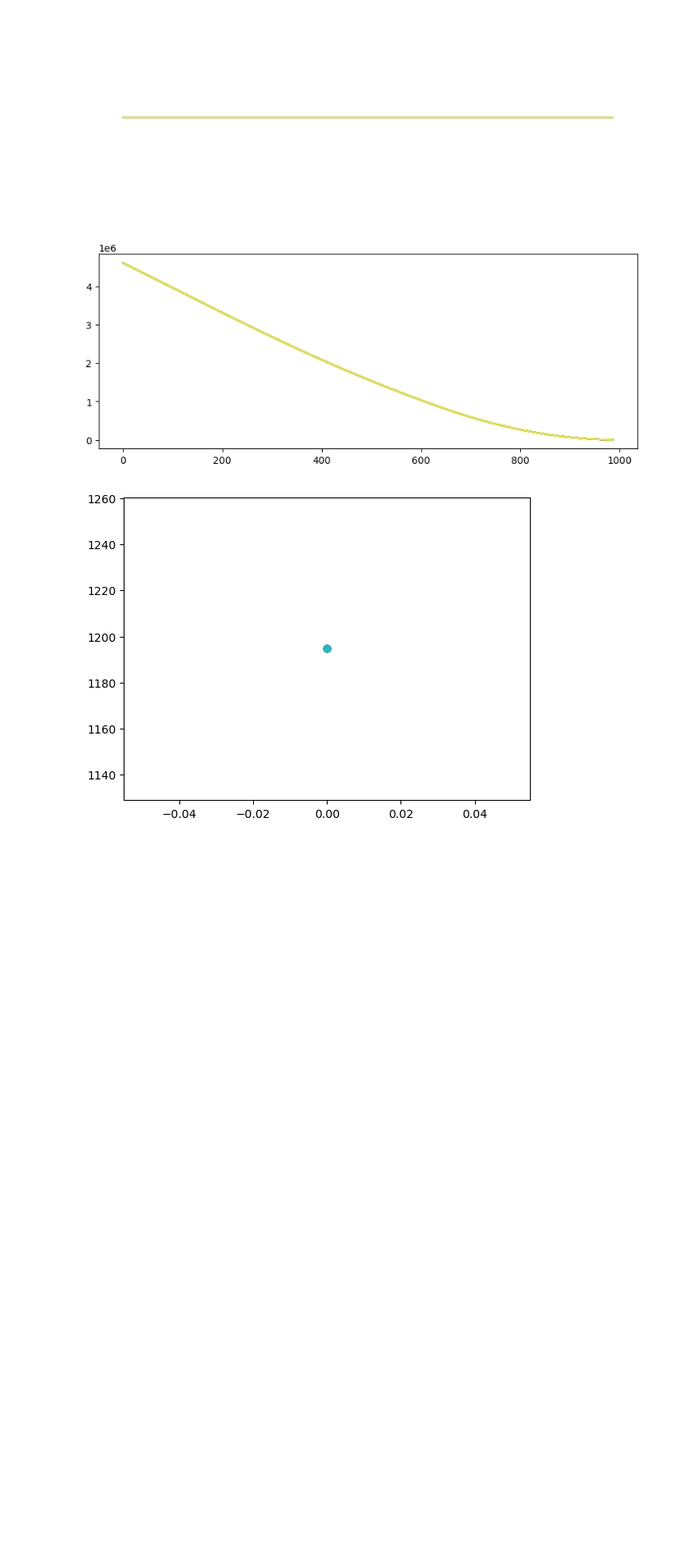
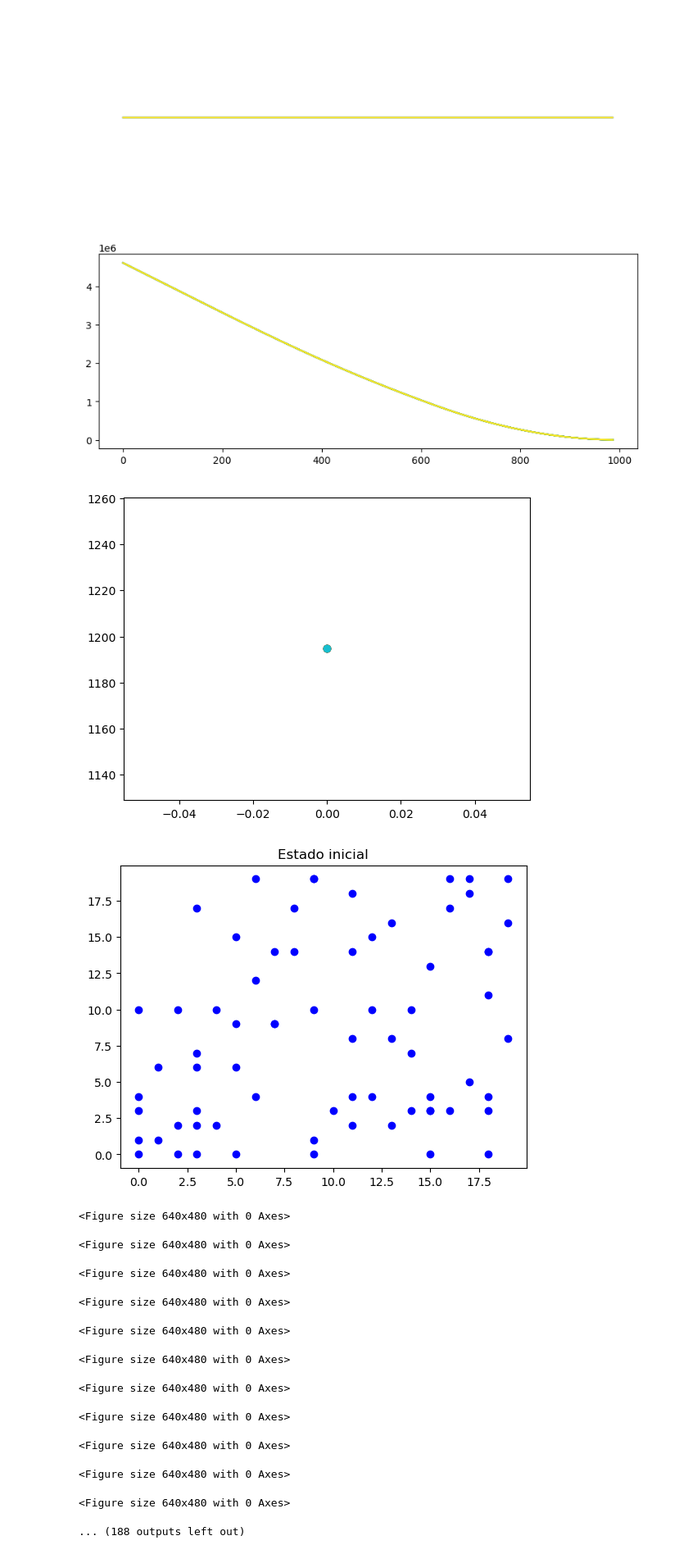
Before and after one commit to Olmichu22/MD-Divisive-Solver, a Jupyter notebook: Problema Diversidad Máxima.ipynb, the cells around one changed output. Shown at 82% size. Cells and saved outputs as stored; diff of their text form; code cells hidden in the pictures; blank space fills up the shorter version.

```diff
--- a/Problema Diversidad Máxima.ipynb
+++ b/Problema Diversidad Máxima.ipynb
@@ -38,5 +39,3 @@ M_dim = 13
 
 # N = np.random.randint(0,20, size= (tot_dim,2))
 N = samples
-# %%
-X, data, MD_matrix = MD_problem_heuristic(N, M_dim,0, verbose = True, D_matrix=D_matrix, plot_int = 200)
@@ -67,4 +41,0 @@ Tiempo:  0.9505715370178223
-# %%
-X = np.array([1,0,1])
-D = np.array([[0, 1, 2], [1, 0, 3], [2, 3, 0]])
-local_search_MA(X, D, 1, 1)
@@ -187,3 +128,20 @@ plt.show()
 # %% [output]
 [figure]
 [figure]
+# %%
+%matplotlib inline
+local_search_MA_animated(X, Da_m, N, n_points-np.sum(X), np.sum(X)-1, verbose = True)
+# %% [output]
+[figure, added]
+<Figure size 640x480 with 0 Axes>
+<Figure size 640x480 with 0 Axes>
+<Figure size 640x480 with 0 Axes>
+<Figure size 640x480 with 0 Axes>
+<Figure size 640x480 with 0 Axes>
+<Figure size 640x480 with 0 Axes>
+<Figure size 640x480 with 0 Axes>
+<Figure size 640x480 with 0 Axes>
+<Figure size 640x480 with 0 Axes>
+<Figure size 640x480 with 0 Axes>
+<Figure size 640x480 with 0 Axes>
+... (188 outputs left out)
```
Also changed, not shown: parts of 6 cells of this notebook, 2 other files.
